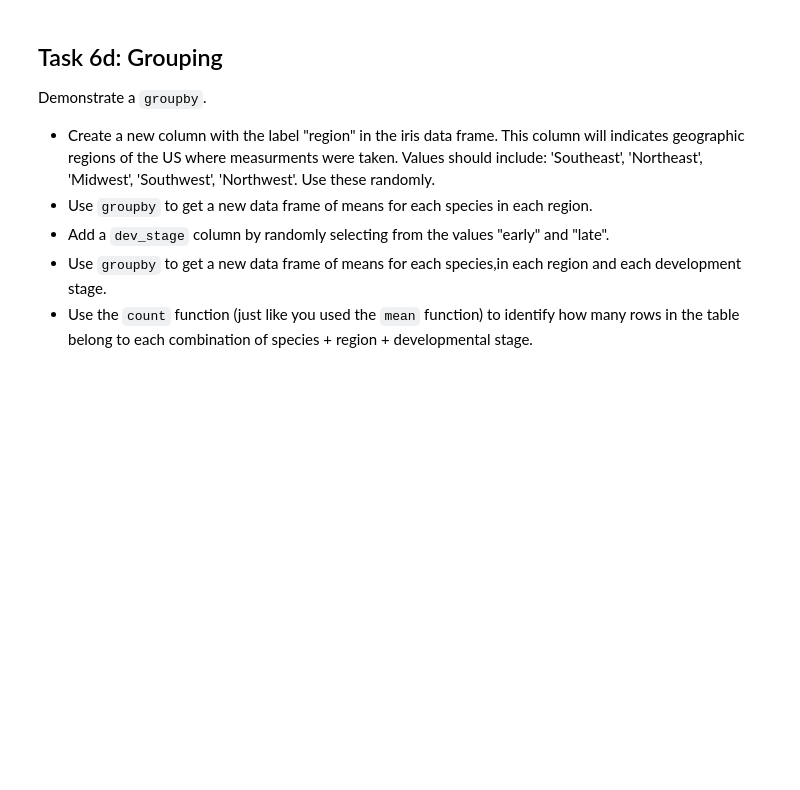
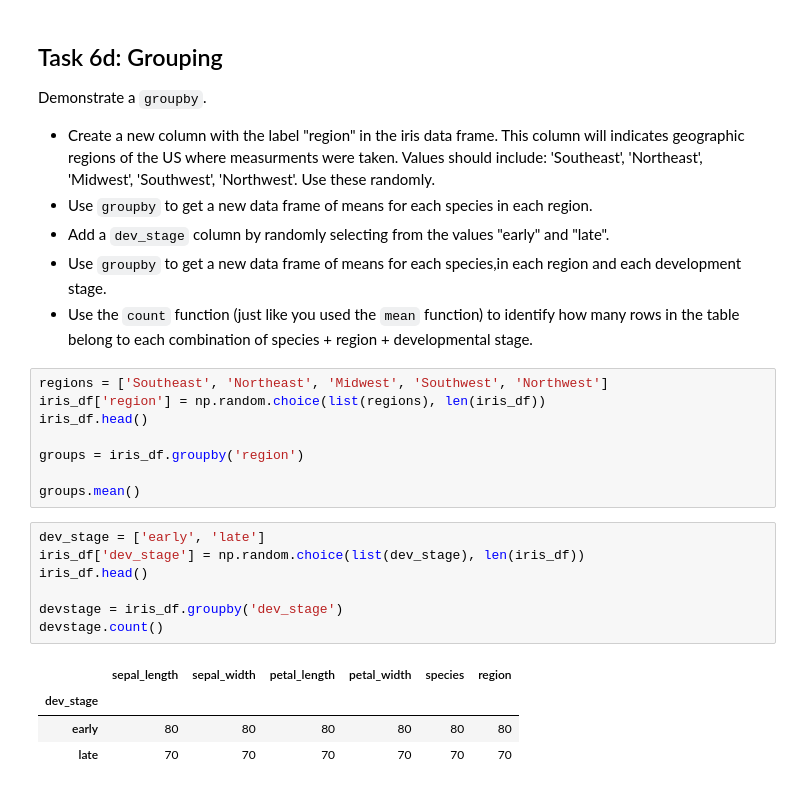
Before and after one commit to kara-ry/Data-Analytics-With-Python, a Jupyter notebook: L04-Pandas_Part2-Practice.ipynb, the cells around one changed output. Cells and saved outputs as stored; diff of their text form; blank space fills up the shorter version.

```diff
--- a/L04-Pandas_Part2-Practice.ipynb
+++ b/L04-Pandas_Part2-Practice.ipynb
@@ -188,3 +232,23 @@ Demonstrate a `groupby`.
 + Add a `dev_stage` column by randomly selecting from the values "early" and "late".
 + Use `groupby` to get a new data frame of means for each species,in each region and each development stage.
 + Use the `count` function (just like you used the `mean` function) to identify how many rows in the table belong to each combination of species + region + developmental stage.
+# %%
+regions = ['Southeast', 'Northeast', 'Midwest', 'Southwest', 'Northwest']
+iris_df['region'] = np.random.choice(list(regions), len(iris_df))
+iris_df.head()
+
+groups = iris_df.groupby('region')
+
+groups.mean()
+# %%
+dev_stage = ['early', 'late']
+iris_df['dev_stage'] = np.random.choice(list(dev_stage), len(iris_df))
+iris_df.head()
+
+devstage = iris_df.groupby('dev_stage')
+devstage.count()
+# %% [output]
+|  | sepal_length | sepal_width | petal_length | petal_width | species | region |
+| dev_stage |  |  |  |  |  |  |
+| early | 80 | 80 | 80 | 80 | 80 | 80 |
+| late | 70 | 70 | 70 | 70 | 70 | 70 |
```
Also changed, not shown: parts of 9 cells of this notebook, 1 other file.
